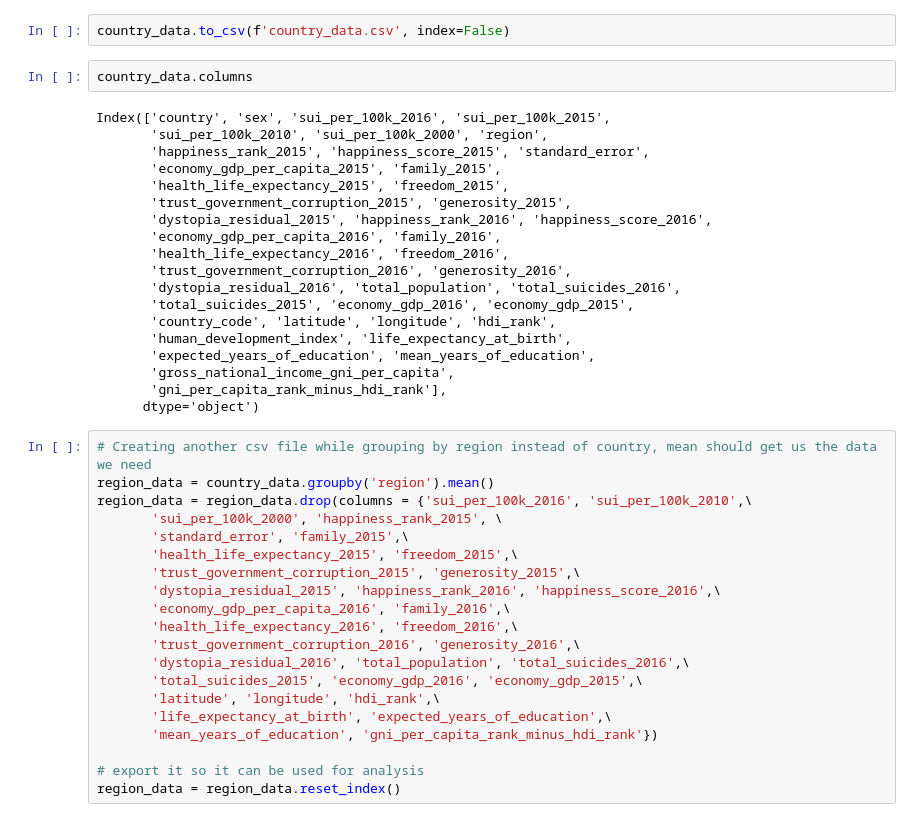
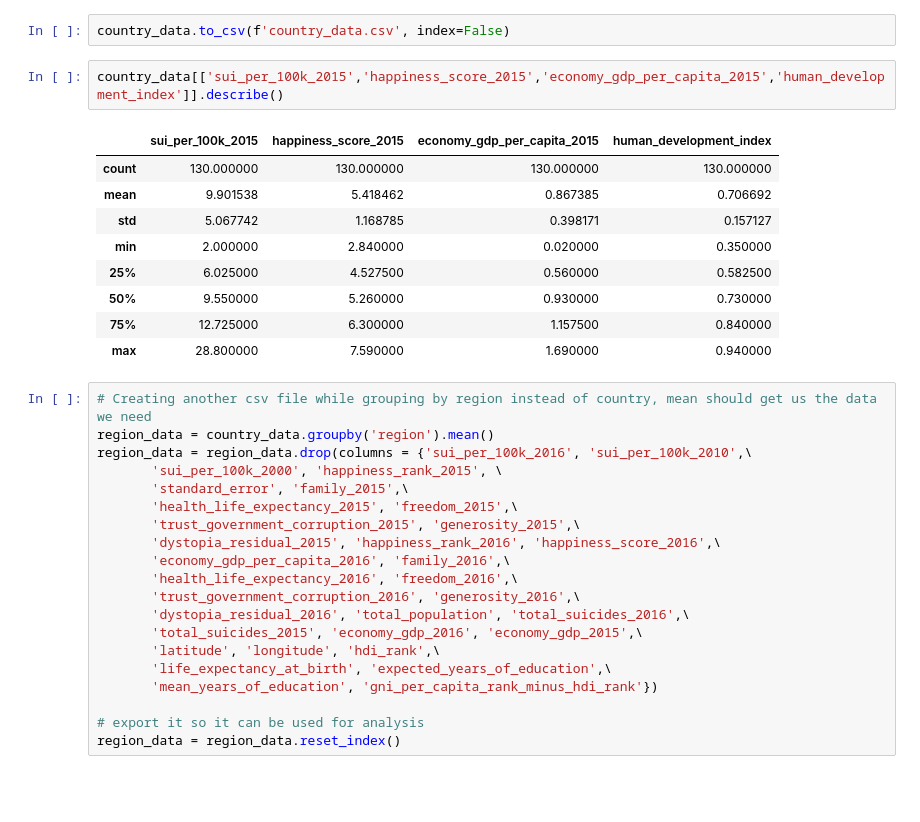
Before and after one commit to lake-walker/project_2, a Jupyter notebook: data_cleaning.ipynb, the cells around one changed output. Cells and saved outputs as stored; diff of their text form; blank space fills up the shorter version.

```diff
--- a/data_cleaning.ipynb
+++ b/data_cleaning.ipynb
@@ -277,27 +277,18 @@ country_data = country_data.round(2)
 country_data = country_data.replace('United States', 'United States of America')
 # %%
 country_data.to_csv(f'country_data.csv', index=False)
-# %%
-country_data.columns
-# %% [output]
-Index(['country', 'sex', 'sui_per_100k_2016', 'sui_per_100k_2015',
-       'sui_per_100k_2010', 'sui_per_100k_2000', 'region',
-       'happiness_rank_2015', 'happiness_score_2015', 'standard_error',
-       'economy_gdp_per_capita_2015', 'family_2015',
-       'health_life_expectancy_2015', 'freedom_2015',
-       'trust_government_corruption_2015', 'generosity_2015',
-       'dystopia_residual_2015', 'happiness_rank_2016', 'happiness_score_2016',
-       'economy_gdp_per_capita_2016', 'family_2016',
-       'health_life_expectancy_2016', 'freedom_2016',
-       'trust_government_corruption_2016', 'generosity_2016',
-       'dystopia_residual_2016', 'total_population', 'total_suicides_2016',
-       'total_suicides_2015', 'economy_gdp_2016', 'economy_gdp_2015',
-       'country_code', 'latitude', 'longitude', 'hdi_rank',
-       'human_development_index', 'life_expectancy_at_birth',
-       'expected_years_of_education', 'mean_years_of_education',
-       'gross_national_income_gni_per_capita',
-       'gni_per_capita_rank_minus_hdi_rank'],
-      dtype='object')
+# %%
+country_data[['sui_per_100k_2015','happiness_score_2015','economy_gdp_per_capita_2015','human_development_index']].describe()
+# %% [output]
+|  | sui_per_100k_2015 | happiness_score_2015 | economy_gdp_per_capita_2015 | human_development_index |
+| count | 130.000000 | 130.000000 | 130.000000 | 130.000000 |
+| mean | 9.901538 | 5.418462 | 0.867385 | 0.706692 |
+| std | 5.067742 | 1.168785 | 0.398171 | 0.157127 |
+| min | 2.000000 | 2.840000 | 0.020000 | 0.350000 |
+| 25% | 6.025000 | 4.527500 | 0.560000 | 0.582500 |
+| 50% | 9.550000 | 5.260000 | 0.930000 | 0.730000 |
+| 75% | 12.725000 | 6.300000 | 1.157500 | 0.840000 |
+| max | 28.800000 | 7.590000 | 1.690000 | 0.940000 |
 # %%
 # Creating another csv file while grouping by region instead of country, mean should get us the data we need
 region_data = country_data.groupby('region').mean()
```
Also changed, not shown: 2 other files.
